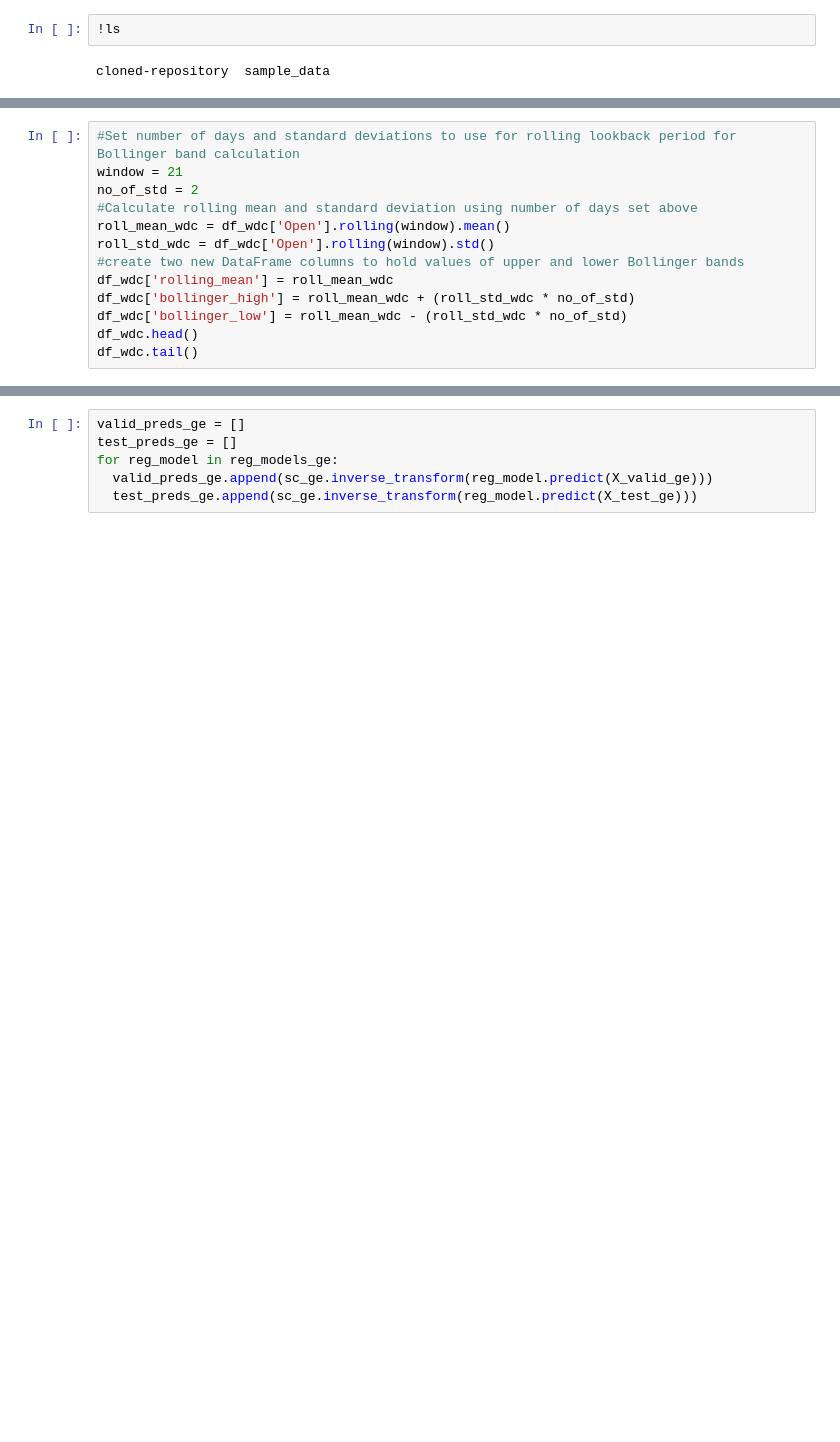
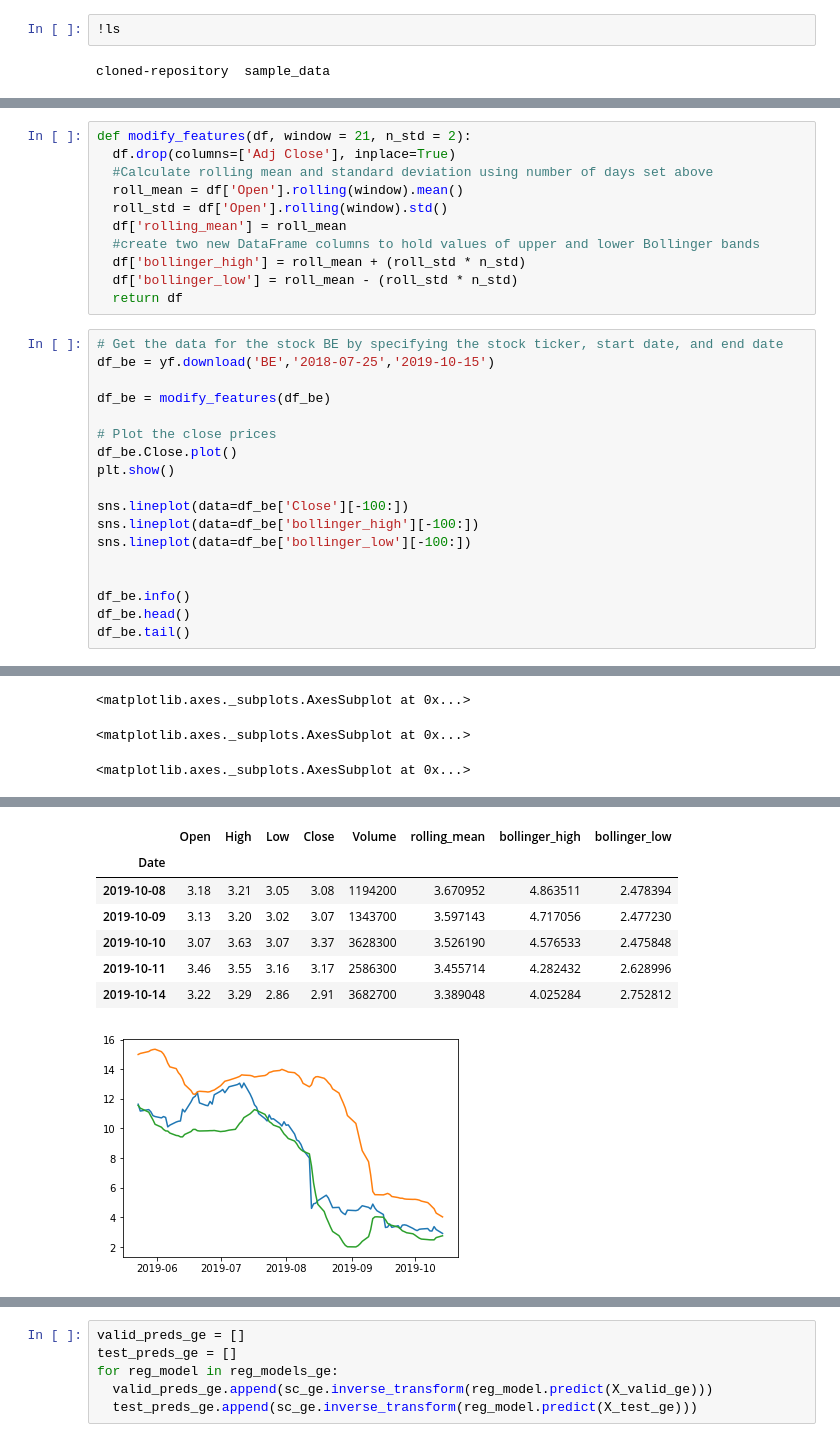
Before and after one commit to ravi-gopalan/lstm_analyses, a Jupyter notebook: lstm_prediction_WDC.ipynb, the cells around one changed output, grey strips where cells are left out. Saved outputs shown, nothing was run; the diff lists cells and outputs as text; blank space fills up the shorter version.

```diff
--- a/lstm_prediction_WDC.ipynb
+++ b/lstm_prediction_WDC.ipynb
@@ -137,13 +62,0 @@ df_wdc.head()
-# %%
-#Set number of days and standard deviations to use for rolling lookback period for Bollinger band calculation
-window = 21
-no_of_std = 2
-#Calculate rolling mean and standard deviation using number of days set above
-roll_mean_wdc = df_wdc['Open'].rolling(window).mean()
-roll_std_wdc = df_wdc['Open'].rolling(window).std()
-#create two new DataFrame columns to hold values of upper and lower Bollinger bands
-df_wdc['rolling_mean'] = roll_mean_wdc
-df_wdc['bollinger_high'] = roll_mean_wdc + (roll_std_wdc * no_of_std)
-df_wdc['bollinger_low'] = roll_mean_wdc - (roll_std_wdc * no_of_std)
-df_wdc.head()
-df_wdc.tail()
@@ -732,0 +63,30 @@ Epoch 200/200
+# %%
+def modify_features(df, window = 21, n_std = 2):
+  df.drop(columns=['Adj Close'], inplace=True)
+  #Calculate rolling mean and standard deviation using number of days set above
+  roll_mean = df['Open'].rolling(window).mean()
+  roll_std = df['Open'].rolling(window).std()
+  df['rolling_mean'] = roll_mean
+  #create two new DataFrame columns to hold values of upper and lower Bollinger bands
+  df['bollinger_high'] = roll_mean + (roll_std * n_std)
+  df['bollinger_low'] = roll_mean - (roll_std * n_std)
+  return df
+# %%
+# Get the data for the stock BE by specifying the stock ticker, start date, and end date
+df_be = yf.download('BE','2018-07-25','2019-10-15')
+
+df_be = modify_features(df_be)
+
+# Plot the close prices
+df_be.Close.plot()
+plt.show()
+
+sns.lineplot(data=df_be['Close'][-100:])
+sns.lineplot(data=df_be['bollinger_high'][-100:])
+sns.lineplot(data=df_be['bollinger_low'][-100:])
+
+
+df_be.info()
+df_be.head()
+df_be.tail()
+# %% [output]
@@ -732,0 +96,3 @@ Epoch 200/200
+<matplotlib.axes._subplots.AxesSubplot at 0x...>
+<matplotlib.axes._subplots.AxesSubplot at 0x...>
+<matplotlib.axes._subplots.AxesSubplot at 0x...>
@@ -732,0 +119,8 @@ Epoch 200/200
+|  | Open | High | Low | Close | Volume | rolling_mean | bollinger_high | bollinger_low |
+| Date |  |  |  |  |  |  |  |  |
+| 2019-10-08 | 3.18 | 3.21 | 3.05 | 3.08 | 1194200 | 3.670952 | 4.863511 | 2.478394 |
+| 2019-10-09 | 3.13 | 3.20 | 3.02 | 3.07 | 1343700 | 3.597143 | 4.717056 | 2.477230 |
+| 2019-10-10 | 3.07 | 3.63 | 3.07 | 3.37 | 3628300 | 3.526190 | 4.576533 | 2.475848 |
+| 2019-10-11 | 3.46 | 3.55 | 3.16 | 3.17 | 2586300 | 3.455714 | 4.282432 | 2.628996 |
+| 2019-10-14 | 3.22 | 3.29 | 2.86 | 2.91 | 3682700 | 3.389048 | 4.025284 | 2.752812 |
+[figure, added]
```
Also changed, not shown: parts of 78 cells of this notebook.
